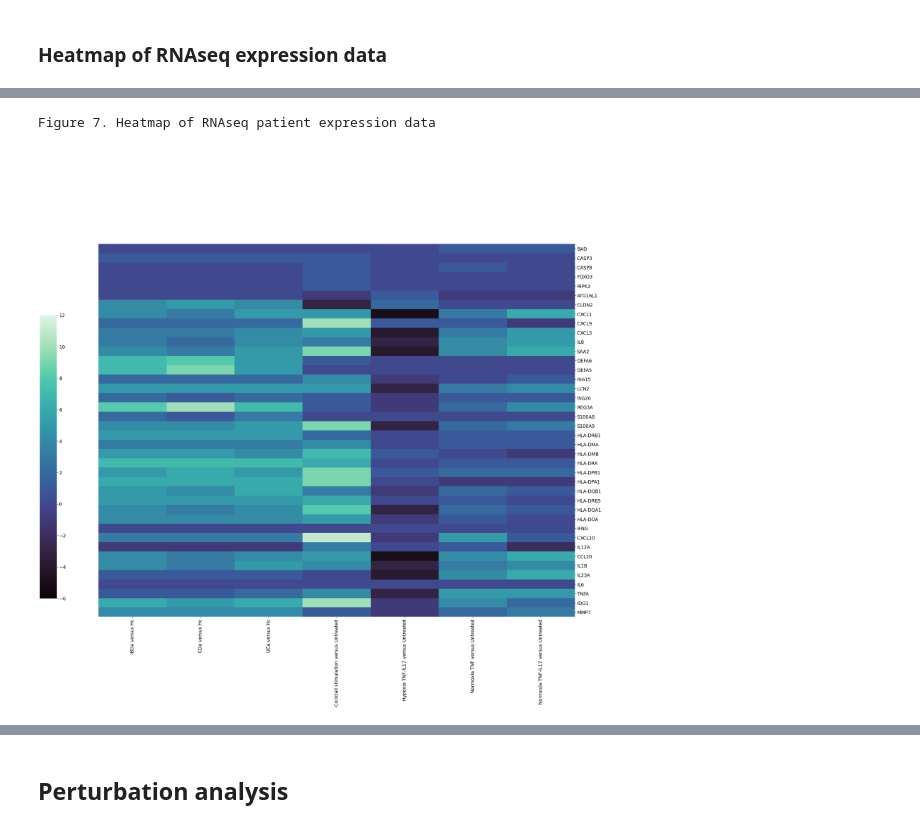
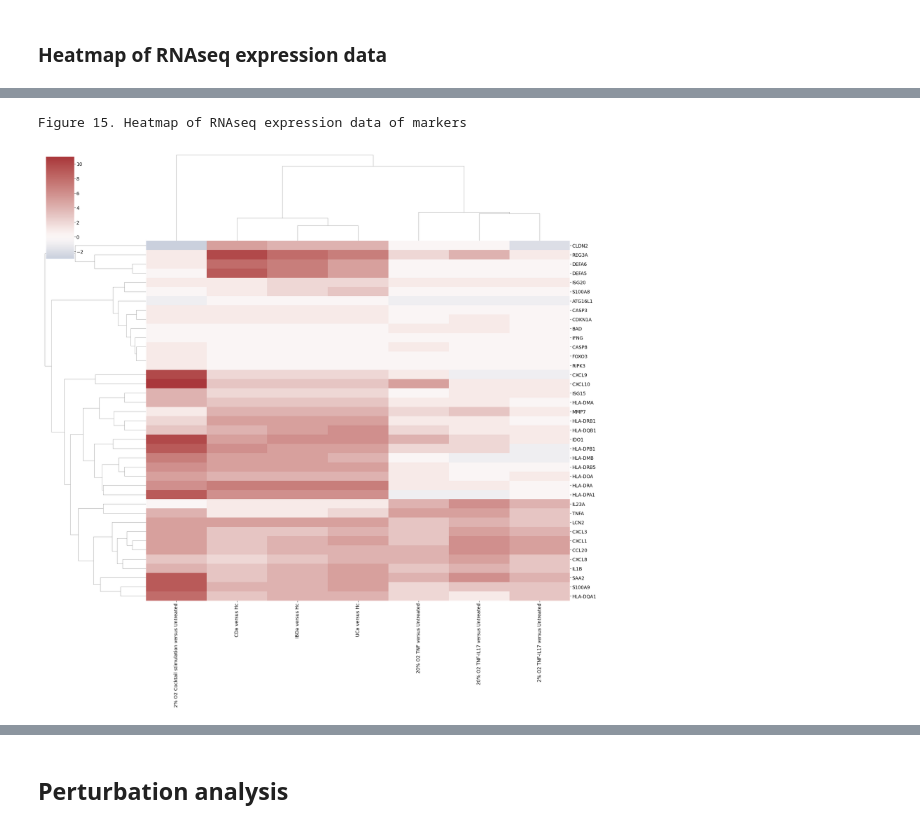
Before and after one commit to saraper/Supplementary_material, a Jupyter notebook: Model analysis/IBD_model_analysis.ipynb, the cells around one changed output, grey strips where cells are left out. Drawn from its saved outputs; the diff is of its cells as text; code cells hidden in the pictures.

```diff
--- a/Model analysis/IBD_model_analysis.ipynb
+++ b/Model analysis/IBD_model_analysis.ipynb
@@ -230,2 +316,38 @@ Figure 6. Results of the stable state analysis
 # %% [markdown]
 ### Heatmap of RNAseq expression data
+# %%
+
+data = []
+genes = []
+
+first = True
+
+with open('Expression_regulators.csv') as csvfile:
+    csv_reader = csv.reader(csvfile, delimiter = ';')
+
+    for row in csv_reader:
+        if first:
+            sample_names = row[1:]
+            first = False
+
+
+        else:
+            genes.append(row[0])
+            data.append(row[1:])
+
+
+
+data = np.array(data).astype(int)
+
+print('Figure 14. Heatmap of RNAseq expression data of regulators')
+
+
+sns.set_context("paper", font_scale = 2.0)
+
+
+sns_plot = sns.clustermap(data, xticklabels =sample_names, yticklabels = genes, figsize=(30,30), cmap = "vlag",center=0)
+#sns_plot.savefig("heatmap.pdf")
+
+
+plt.show()
+sns_plot.figure.savefig('Heatmap_regulators.png')
@@ -234,35 +359,37 @@ Figure 6. Results of the stable state analysis
 data = []
 genes = []
 
 first = True
 
 with open('Expression_data.csv') as csvfile:
     csv_reader = csv.reader(csvfile, delimiter = ';')
 
     for row in csv_reader:
         if first:
             sample_names = row[1:]
             first = False
 
 
         else:
             genes.append(row[0])
             data.append(row[1:])
 
 
 
 data = np.array(data).astype(int)
 
-print('Figure 7. Heatmap of RNAseq patient expression data')
+print('Figure 15. Heatmap of RNAseq expression data of markers')
 
 
 sns.set_context("paper", font_scale = 2.0)
-sns_plot = sns.clustermap(data, xticklabels =sample_names, yticklabels = genes, figsize=(30,30),
-row_cluster=False, col_cluster = False, dendrogram_ratio=(.1, .2), cbar_pos=(0, .2, .03, .5), cmap="mako", vmin=-6, vmax=12)
+
+
+sns_plot = sns.clustermap(data, xticklabels =sample_names, yticklabels = genes, figsize=(30,30), cmap = "vlag", center=0)
 #sns_plot.savefig("heatmap.pdf")
 
 
 plt.show()
+sns_plot.figure.savefig('Heatmap.png')
 # %% [output]
-Figure 7. Heatmap of RNAseq patient expression data
+Figure 15. Heatmap of RNAseq expression data of markers
-[figure, old version]
+[figure, new version]
```
Also changed, not shown: parts of 56 cells of this notebook, 2 other files.
